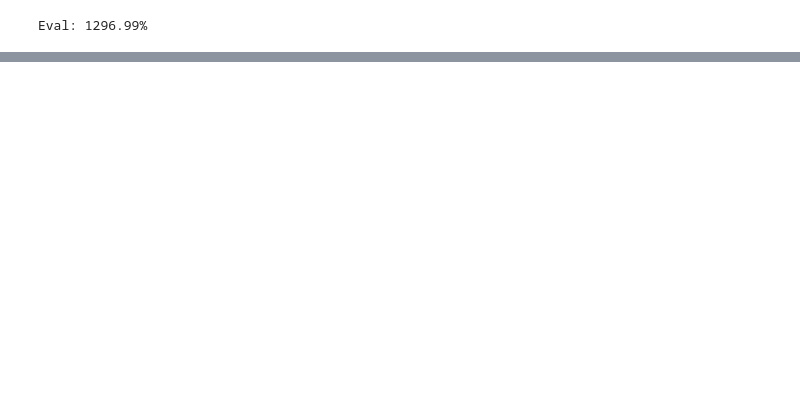
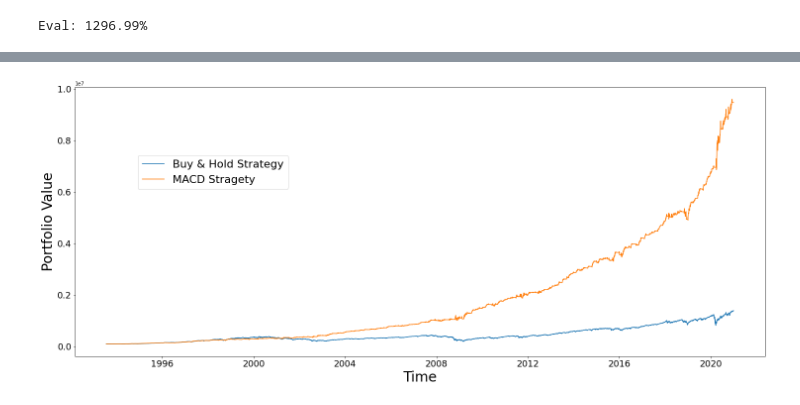
Before and after one commit to lqwdev/ai349-project, a Jupyter notebook: src/baseline-strategies.ipynb, the cells around one changed output, grey strips where cells are left out. Saved outputs shown, nothing was run; the diff lists cells and outputs as text; code cells hidden in the pictures; blank space fills up the shorter version.

Commit message:
[eval] strategy values

```diff
--- a/src/baseline-strategies.ipynb
+++ b/src/baseline-strategies.ipynb
@@ -187,3 +189,7 @@ value = cash + eval_price * shares
 print(f"Eval: {round(100 * (value - original_cash) / original_cash, 2)}%")
 # %% [output]
 Eval: 9382.66%
+# %%
+macd_strategy = pd.DataFrame(index=used.index)
+macd_strategy['value'] = macd_values
+macd_strategy
@@ -191,17 +212,27 @@ Eval: 9382.66%
 # Buy and Hold strategy
 
 original_cash = 100000.0
+cash, shares = original_cash, 0
+eval_price = 0
 
-cash, shares = original_cash, 0
+bh_values = []
+for index, row in used.iterrows():
+    price = row['Open']
+    eval_price = row['Close']
+    loc = used.index.get_loc(index)
+    if loc == 0 and cash > 0:
+        to_buy = cash // price
+        cash -= to_buy * price
+        shares += to_buy
 
-price = used.iloc[0]['Open']
-to_buy = cash // price
-cash -= to_buy * price
-shares += to_buy
-
-eval_price = used.iloc[-1]['Close']
+    v = cash + shares * eval_price
+    bh_values.append(v)
 
 value = cash + eval_price * shares
 print(f"Eval: {round(100 * (value - original_cash) / original_cash, 2)}%")
 # %% [output]
 Eval: 1296.99%
+# %%
+bh_strategy = pd.DataFrame(index=used.index)
+bh_strategy['value'] = bh_values
+bh_strategy
@@ -207,0 +254,15 @@ Eval: 1296.99%
+# %%
+plt.figure(figsize=(25,10))
+
+plt.plot(bh_strategy['value'], label='Buy & Hold Strategy')
+plt.plot(macd_strategy['value'], label='MACD Stragety')
+
+plt.legend(loc='lower center', bbox_to_anchor=(0.2, 0.6), fontsize=22)
+plt.xticks(fontsize=18)
+plt.yticks(fontsize=18)
+plt.xlabel('Time', fontsize=28)
+plt.ylabel('Portfolio Value', fontsize=28)
+
+plt.show()
+# %% [output]
+[figure, added]
```
Also changed, not shown: parts of 3 cells of this notebook.
